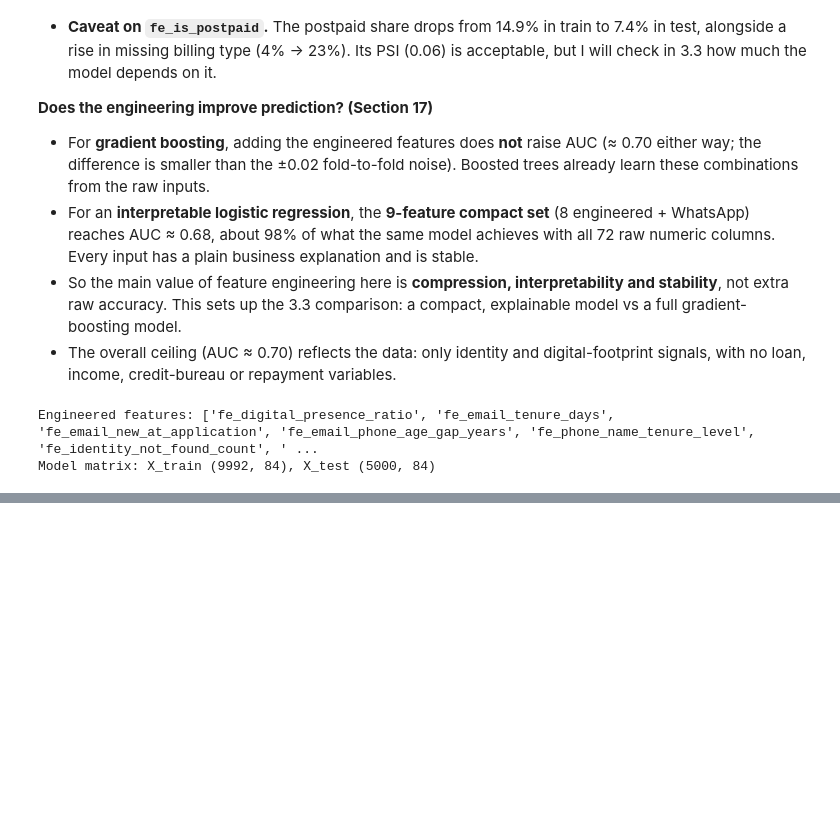
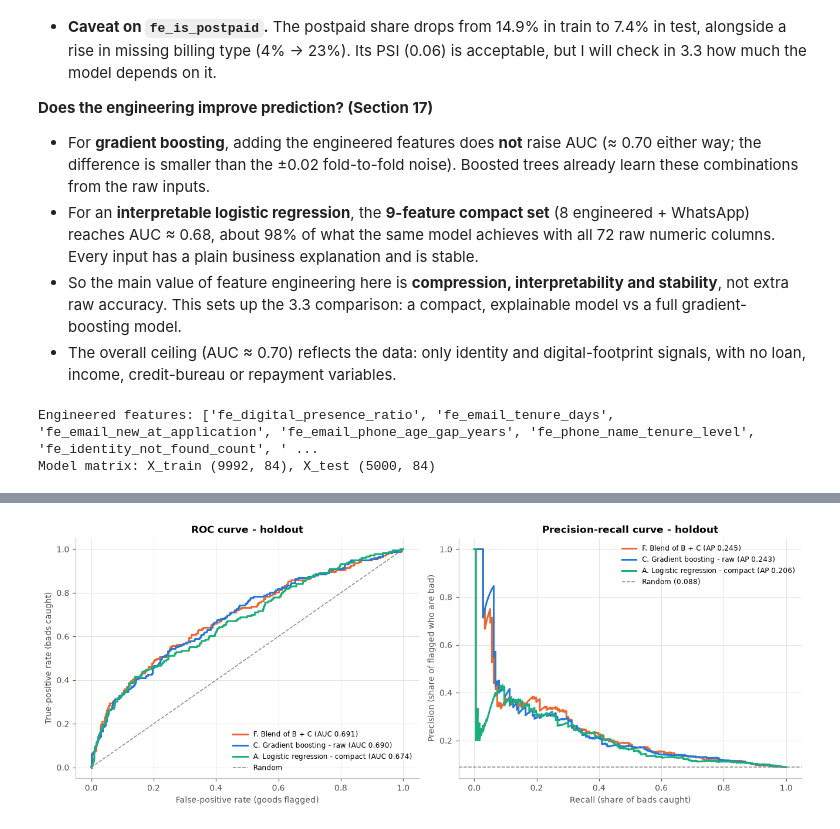
Before and after one commit to Pacesetter55/Fraud_detection, a Jupyter notebook: Model code_priyanshu.ipynb, the cells around one changed output, grey strips where cells are left out. Drawn from its saved outputs; the diff is of its cells as text; code cells hidden in the pictures; blank space fills up the shorter version.

```diff
--- a/Model code_priyanshu.ipynb
+++ b/Model code_priyanshu.ipynb
@@ -1406,0 +1660,21 @@ Model matrix: X_train (9992, 84), X_test (5000, 84)
+# %%
+CHAMPION = "F. Blend of B + C"
+holdout_pred, fitted = {}, {}
+for name, (model, cols) in candidates.items():
+    fitted[name] = clone(model).fit(X_dev[cols], y_dev)
+    holdout_pred[name] = fitted[name].predict_proba(X_hold[cols])[:, 1]
+
+holdout_results = pd.DataFrame({n: evaluate(y_hold, p) for n, p in holdout_pred.items()}).T.round(4)
+display(holdout_results)
+
+boot_rng = np.random.default_rng(RANDOM_STATE)
+yh, ph = y_hold.to_numpy(), holdout_pred[CHAMPION]
+boot = []
+for _ in range(1000):
+    idx = boot_rng.integers(0, len(yh), len(yh))
+    boot.append({"ROC_AUC": roc_auc_score(yh[idx], ph[idx]), "PR_AUC": average_precision_score(yh[idx], ph[idx]),
+                 "KS": ks_statistic(yh[idx], ph[idx]), "capture_top20%": capture_rate(yh[idx], ph[idx], 0.20)})
+boot = pd.DataFrame(boot)
+ci = pd.DataFrame({"holdout": pd.Series(evaluate(yh, ph))[boot.columns], "CI_2.5%": boot.quantile(0.025), "CI_97.5%": boot.quantile(0.975)}).round(3)
+print(f"Champion: {CHAMPION}")
+ci
@@ -1406,0 +1695,19 @@ Model matrix: X_train (9992, 84), X_test (5000, 84)
+# %%
+show = {"F. Blend of B + C": ORANGE, "C. Gradient boosting - raw": BLUE, "A. Logistic regression - compact": "#1baf7a"}
+fig, axes = plt.subplots(1, 2, figsize=(12, 4.6))
+for name, col in show.items():
+    fpr, tpr, _ = roc_curve(y_hold, holdout_pred[name])
+    axes[0].plot(fpr, tpr, color=col, linewidth=2, label=f"{name[:2]} {name[3:]} (AUC {roc_auc_score(y_hold, holdout_pred[name]):.3f})")
+    prec, rec, _ = precision_recall_curve(y_hold, holdout_pred[name])
+    axes[1].plot(rec, prec, color=col, linewidth=2, label=f"{name[:2]} {name[3:]} (AP {average_precision_score(y_hold, holdout_pred[name]):.3f})")
+axes[0].plot([0, 1], [0, 1], color=MUTED, linestyle="--", linewidth=1, label="Random")
+axes[0].set_xlabel("False-positive rate (goods flagged)"); axes[0].set_ylabel("True-positive rate (bads caught)")
+axes[0].set_title("ROC curve - holdout")
+axes[1].axhline(y_hold.mean(), color=MUTED, linestyle="--", linewidth=1, label=f"Random ({y_hold.mean():.3f})")
+axes[1].set_xlabel("Recall (share of bads caught)"); axes[1].set_ylabel("Precision (share of flagged who are bad)")
+axes[1].set_title("Precision-recall curve - holdout")
+for ax in axes:
+    ax.legend(frameon=False, fontsize=8, loc="upper right" if ax is axes[1] else "lower right")
+plt.tight_layout(); plt.show()
+# %% [output]
+[figure, added]
```
Also changed, not shown: parts of 44 cells of this notebook, 1 other file.
